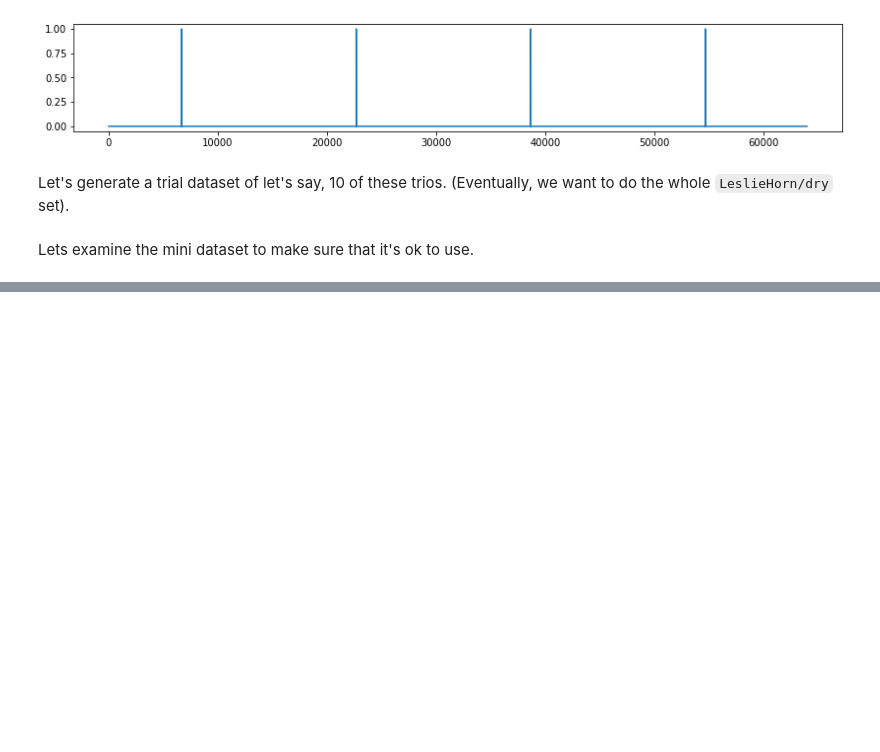
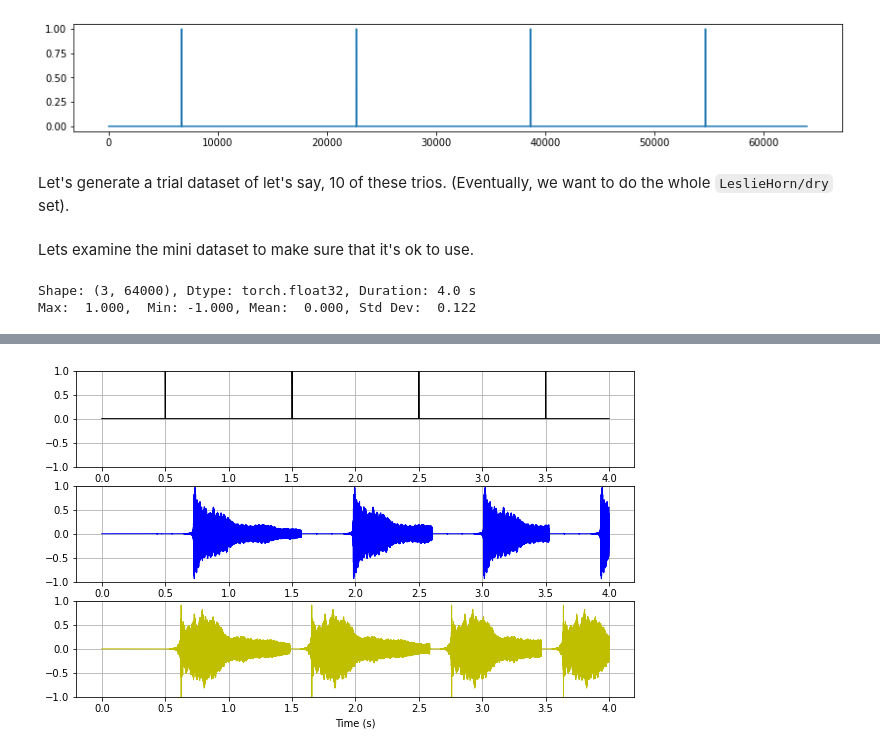
Before and after one commit to drscotthawley/fastproaudio, a Jupyter notebook: 03_ta_dataset_creation.ipynb, the cells around one changed output, grey strips where cells are left out. Drawn from its saved outputs; the diff is of its cells as text; code cells hidden in the pictures; blank space fills up the shorter version.

Commit message:
added check to end of data gen

```diff
--- a/03_ta_dataset_creation.ipynb
+++ b/03_ta_dataset_creation.ipynb
@@ -152,7 +153,8 @@ def gen_pairs(fname, sample_rate=16000, preserve_onset=True, num_hits=4):
 # %% [markdown]
 Let's generate a trial dataset of let's say, 10 of these trios. (Eventually, we want to do the whole `LeslieHorn/dry` set).
 # %%
-foldername = 'timeAlignData_mono'
+basedir = '/home/shawley/Dropbox/Data/time_align/data/'
+foldername = basedir+'timeAlignData_mono2'
 if not os.path.isdir(foldername): os.mkdir(foldername)
 bpm = 60
 
@@ -168,13 +170,15 @@ fnames_1 = fnames_dry[len(fnames_dry)//2:]
 if len(fnames_0) < len(fnames_1) : size = len(fnames_0)
 else: size = len(fnames_1)
 
+size = 20 # SHH
+
 for idx in range(size):
     if idx / size > 0.9: subset = 'Test'
     elif idx / size > 0.7: subset = 'Val'
     else: subset = 'Train'
 
-    input0, target0, click0 = gen_pairs(fnames_0[idx])
-    input1, target1, click1 = gen_pairs(fnames_1[idx])
+    input0, target0, click0 = gen_pairs(fnames_0[idx], bpm=bpm)
+    input1, target1, click1 = gen_pairs(fnames_1[idx], bpm=bpm)
     input0 = torch.as_tensor(input0, dtype=torch.float32).unsqueeze(0)
     target0 = torch.as_tensor(target0, dtype=torch.float32).unsqueeze(0)
     click0 = torch.as_tensor(click0, dtype=torch.float32).unsqueeze(0)
@@ -202,3 +206,28 @@ for idx in range(size):
     torchaudio.save(os.path.join(foldername, subset, click1_fname), src=click1, sample_rate=sample_rate)
 # %% [markdown]
 Lets examine the mini dataset to make sure that it's ok to use.
+# %%
+
+def load_mono(filename):
+    x, sr = torchaudio.load(filename, normalize=False)
+    return x, sr
+
+def load_as_mc(filename, file_list):
+    accomp = get_accompanying_tracks(filename, file_list)
+    num_channels = len(accomp)
+    md = torchaudio.info(filename)   # TODO:fix: assumes all accompanying tracks are the same shape, etc!
+    num_frames = md.num_frames
+    data = torch.empty((num_channels,num_frames))
+    for c, afile in enumerate(accomp):
+        data[c], sr  = load_mono(afile)
+    return data, sr
+
+file_list = sorted(glob.glob(foldername+'/Train/*'))
+#print(file_list)
+
+audio, sr = load_as_mc(file_list[0], file_list)
+# %%
+show_audio(audio, sr)
+# %% [output]
+Shape: (3, 64000), Dtype: torch.float32, Duration: 4.0 s
+Max:  1.000,  Min: -1.000, Mean:  0.000, Std Dev:  0.122
@@ -204,0 +235 @@ Lets examine the mini dataset to make sure that it's ok to use.
+[figure, added]
```
Also changed, not shown: parts of 2 cells of this notebook, 1 other file.
